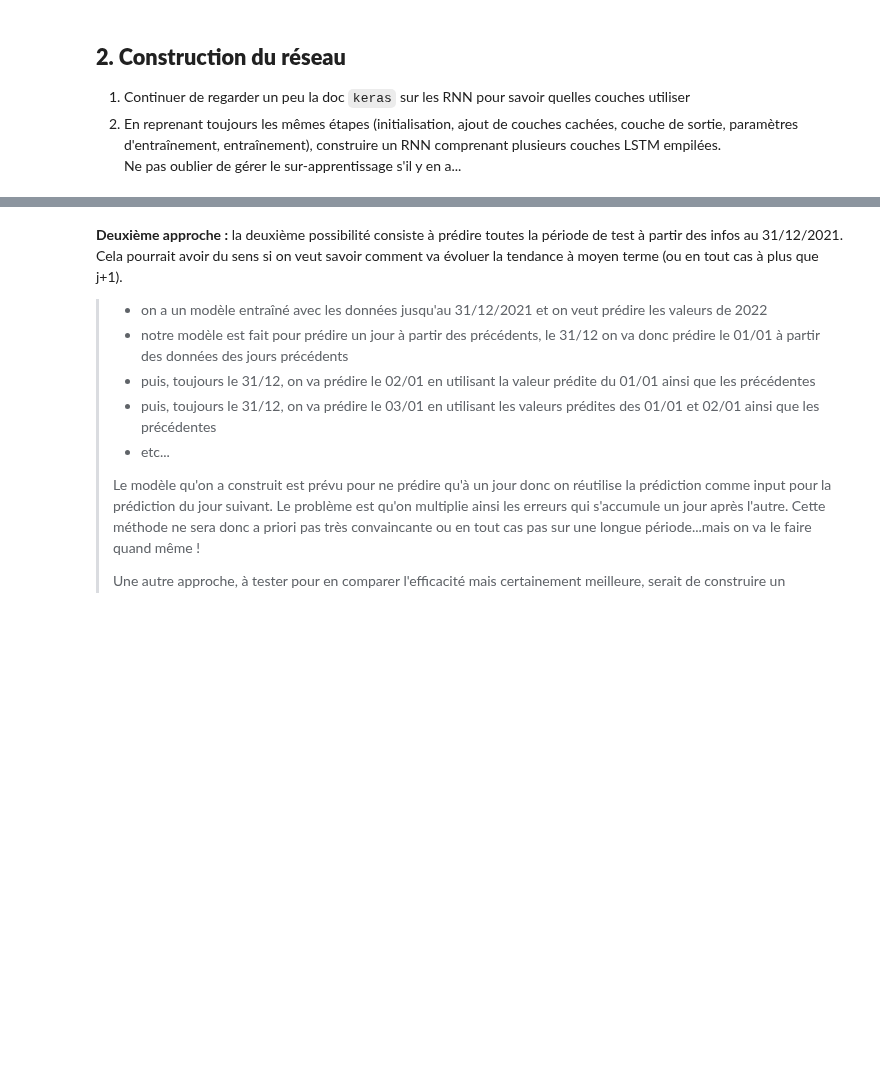
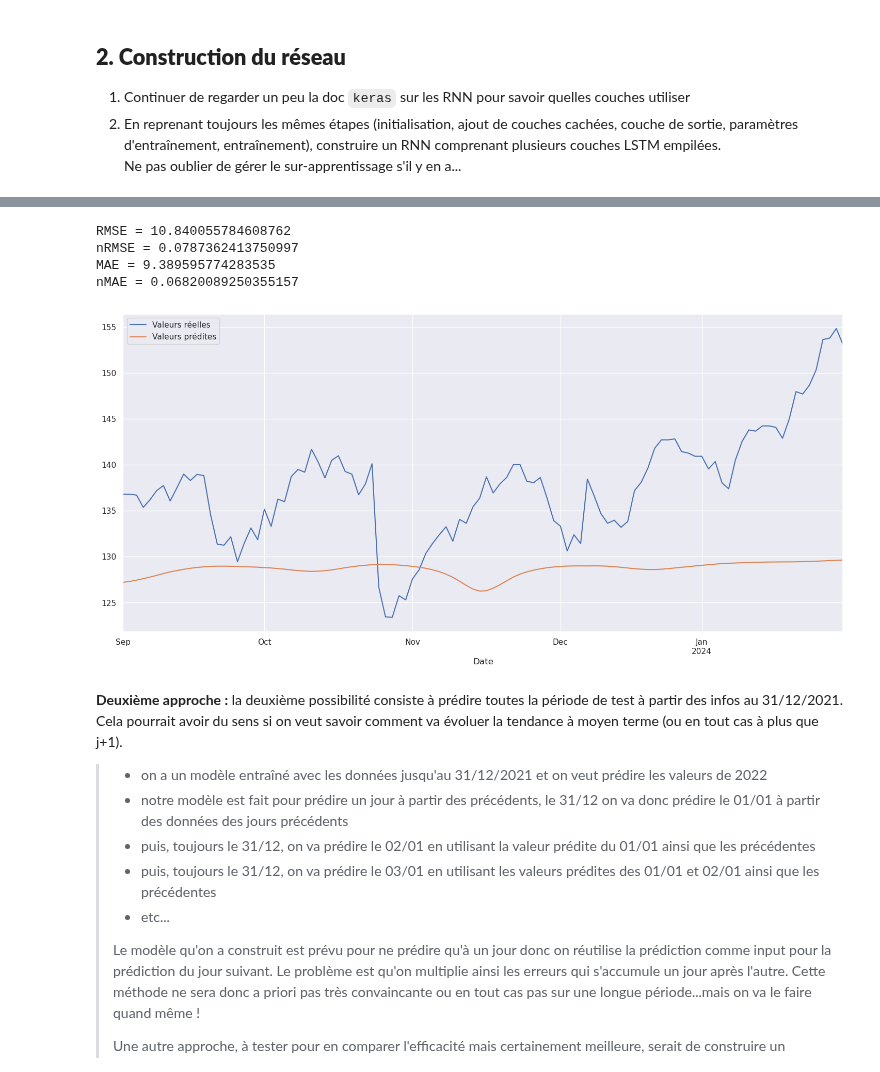
Before and after one commit to louiskuhn/IA-P3-Euskadi, a Jupyter notebook: Ressources/Deep Learning/Recurrent Neural Network/RNN - Prediction actions Google.ipynb, the cells around one changed output, grey strips where cells are left out. Drawn from its saved outputs; the diff is of its cells as text; code cells hidden in the pictures; blank space fills up the shorter version.

```diff
--- a/Ressources/Deep Learning/Recurrent Neural Network/RNN - Prediction actions Google.ipynb
+++ b/Ressources/Deep Learning/Recurrent Neural Network/RNN - Prediction actions Google.ipynb
@@ -239,0 +253,7 @@ On va essayer dans cette partie de prédire les 2 derniers mois.
+# %%
+X_inputs, y_inputs = build_train_test(inputs)
+# %%
+X_inputs = sc0.transform(X_inputs)
+# %%
+X_inputs  = np.expand_dims(X_inputs, axis=2)
+X_inputs.shape
@@ -239,0 +262,2 @@ On va essayer dans cette partie de prédire les 2 derniers mois.
+# %%
+y_pred = rnn0.predict(X_inputs)
@@ -240,3 +266,16 @@ On va essayer dans cette partie de prédire les 2 derniers mois.
+# %%
+metrics(y_pred, y_inputs)
+# %% [output]
+RMSE = 10.840055784608762
+nRMSE = 0.0787362413750997
+MAE = 9.389595774283535
+nMAE = 0.06820089250355157
+# %%
+y_df = test.copy().rename(columns={'Close':'Valeurs réelles'})
+y_df['Valeurs prédites'] = y_pred
+y_df.plot();
+# %% [output]
+[figure, added]
 # %% [markdown]
 **Deuxième approche :** la deuxième possibilité consiste à prédire toutes la période de test à partir des infos au 31/12/2021. Cela pourrait avoir du sens si on veut savoir comment va évoluer la tendance à moyen terme (ou en tout cas à plus que j+1).
 >- on a un modèle entraîné avec les données jusqu'au 31/12/2021 et on veut prédire les valeurs de 2022
```
Also changed, not shown: parts of 18 cells of this notebook.
